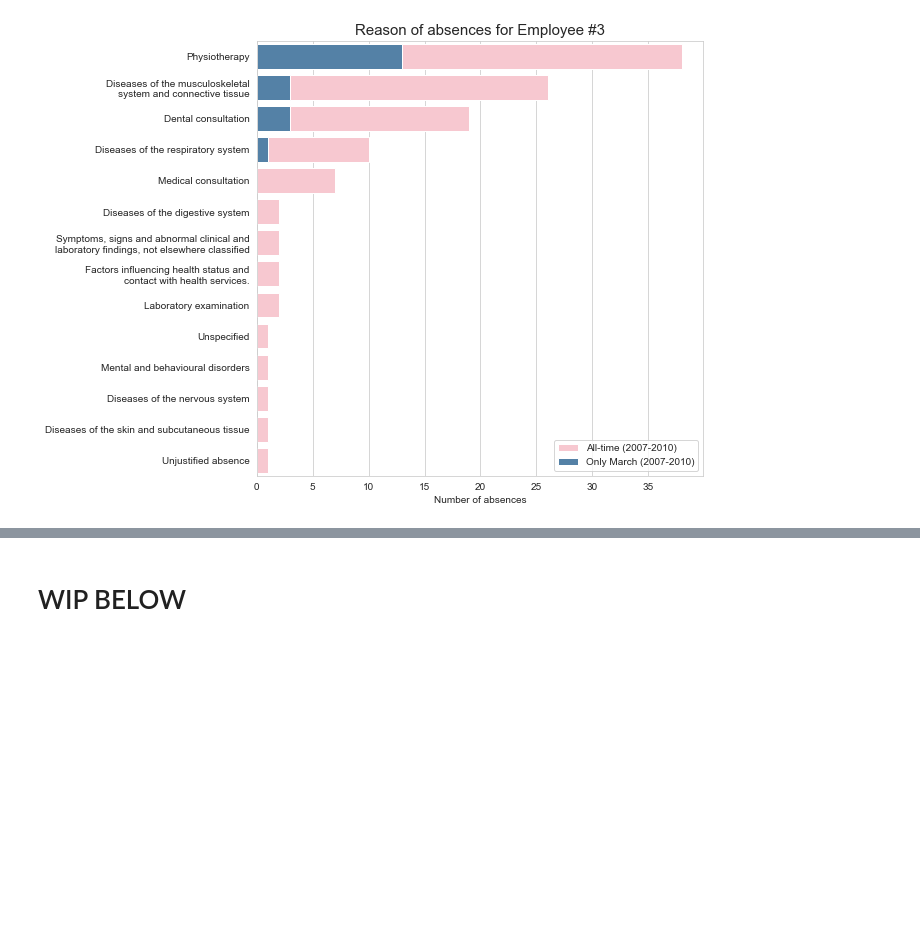
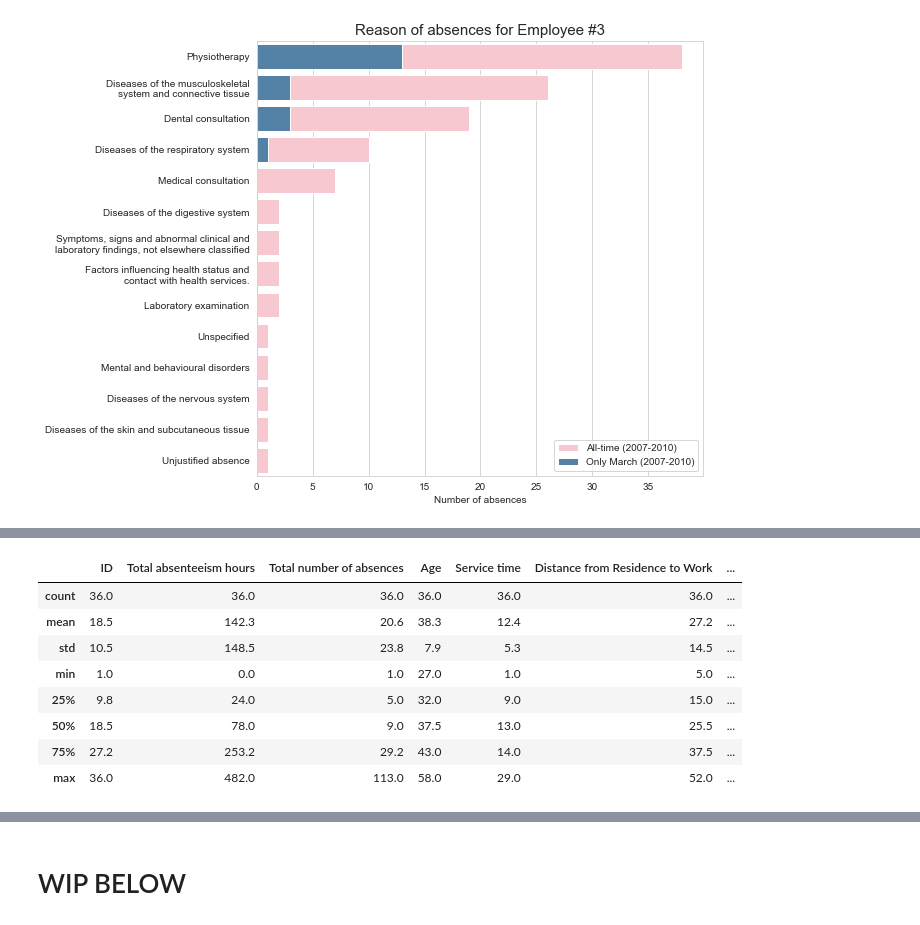
Before and after one commit to diweiho/Absenteeism-at-work, a Jupyter notebook: analysis.ipynb, the cells around one changed output, grey strips where cells are left out. Saved outputs shown, nothing was run; the diff lists cells and outputs as text; code cells hidden in the pictures; blank space fills up the shorter version.

```diff
--- a/analysis.ipynb
+++ b/analysis.ipynb
@@ -12,6 +12,7 @@ import seaborn as sns
 sns.set_style('ticks')
 plt.rc("axes.spines", top=False, right=False)
 pd.options.display.max_columns = None
+pd.options.display.float_format = "{:.1f}".format
 # %%
 # Load the dataset
 df = pd.read_csv('Dataset\Absenteeism_at_work.csv', delimiter=';')
@@ -267,0 +270,28 @@ plt.show()
+# %%
+# Creating a new dataframe focused on each ID
+col_to_extract = ['ID','Age','Service time','Distance from Residence to Work',
+                  'Education', 'Son', 'Social drinker', 'Social smoker',
+                  'Pet', 'Weight', 'Height', 'Body mass index']
+
+summ_df = df.groupby('ID').agg({
+                'Absenteeism time in hours':'sum',
+                'ID':'size'})
+summ_df = summ_df.rename(columns={
+                'Absenteeism time in hours':'Total absenteeism hours',
+                'ID':'Total number of absences'}).reset_index()
+summ_df = summ_df.merge(df[col_to_extract], on='ID', how='left')
+summ_df = summ_df.drop_duplicates().reset_index(drop=True).rename(columns={
+                'Son':'Number of children',
+                'Pet':'Number of pets'})
+
+summ_df.describe()
+# %% [output]
+|  | ID | Total absenteeism hours | Total number of absences | Age | Service time | Distance from Residence to Work | ... |
+| count | 36.0 | 36.0 | 36.0 | 36.0 | 36.0 | 36.0 | ... |
+| mean | 18.5 | 142.3 | 20.6 | 38.3 | 12.4 | 27.2 | ... |
+| std | 10.5 | 148.5 | 23.8 | 7.9 | 5.3 | 14.5 | ... |
+| min | 1.0 | 0.0 | 1.0 | 27.0 | 1.0 | 5.0 | ... |
+| 25% | 9.8 | 24.0 | 5.0 | 32.0 | 9.0 | 15.0 | ... |
+| 50% | 18.5 | 78.0 | 9.0 | 37.5 | 13.0 | 25.5 | ... |
+| 75% | 27.2 | 253.2 | 29.2 | 43.0 | 14.0 | 37.5 | ... |
+| max | 36.0 | 482.0 | 113.0 | 58.0 | 29.0 | 52.0 | ... |
```
Also changed, not shown: parts of 10 cells of this notebook.
